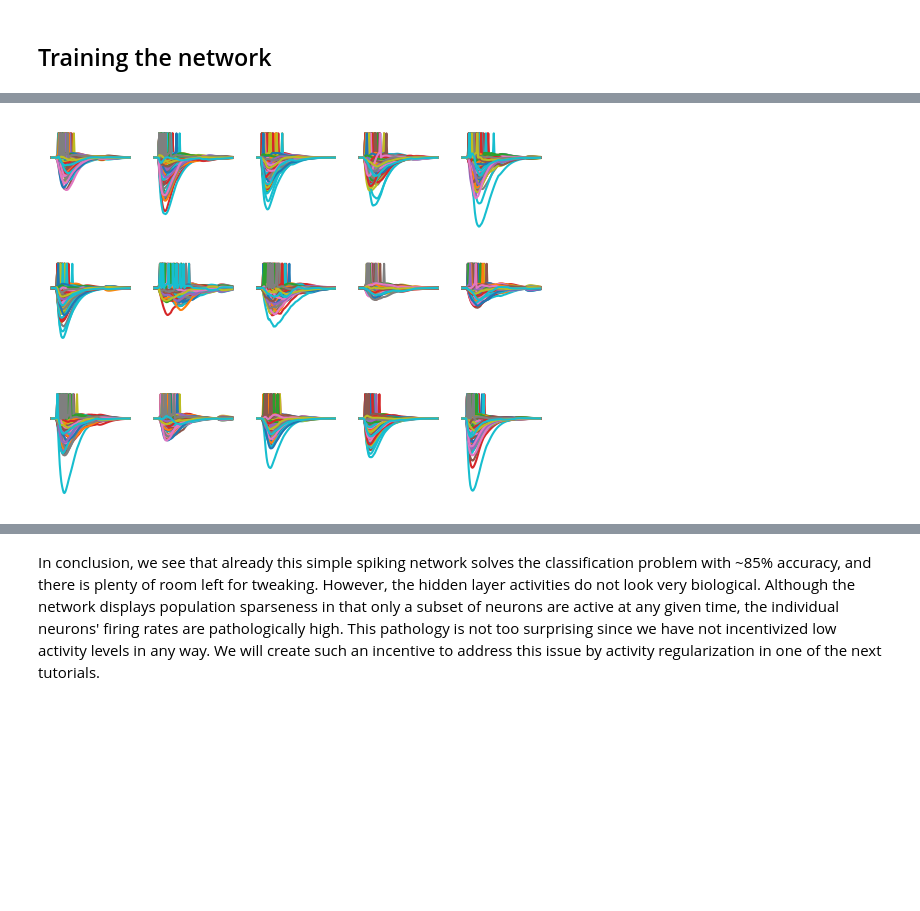
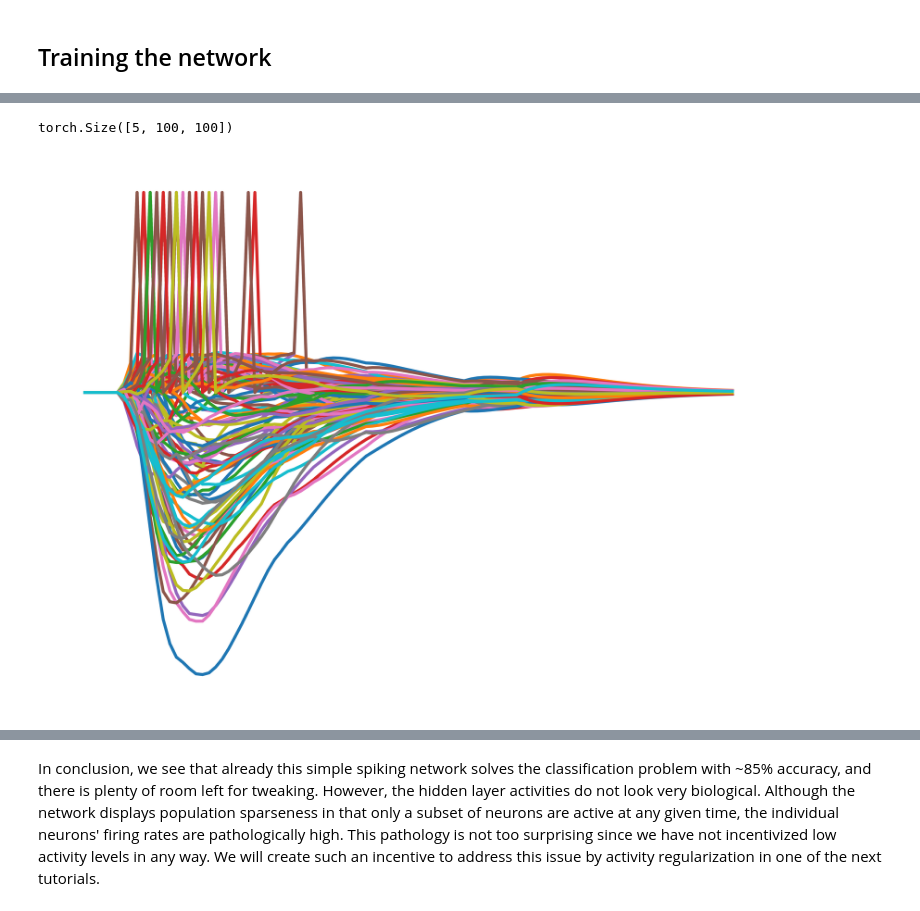
Before and after one commit to DevelopLee20/SNN, a Jupyter notebook: jupyters/Surrogate-Tutorial-2-Study.ipynb, the cells around one changed output, grey strips where cells are left out. Drawn from its saved outputs; the diff is of its cells as text; code cells hidden in the pictures; blank space fills up the shorter version.

```diff
--- a/jupyters/Surrogate-Tutorial-2-Study.ipynb
+++ b/jupyters/Surrogate-Tutorial-2-Study.ipynb
@@ -565,11 +626,15 @@ def get_mini_batch(x_data, y_data, shuffle=False):
 x_batch, y_batch = get_mini_batch(x_test, y_test)
 output, other_recordings = run_snn(x_batch.to_dense())
 mem_rec, spk_rec = other_recordings
+# %%
+mem_rec[0:5].shape
+# %% [output]
+torch.Size([5, 100, 100])
 # %%
-fig=plt.figure(dpi=100)
-plot_voltage_traces(mem_rec, spk_rec)
+fig=plt.figure(dpi=1000)
+plot_voltage_traces(mem_rec, spk_rec, dim=(1, 1))
 # %% [output]
-[figure, old version]
+[figure, new version]
 # %%
 fig=plt.figure(dpi=100)
 plot_voltage_traces(output)
```
Also changed, not shown: parts of 19 cells of this notebook, 1 other file.
